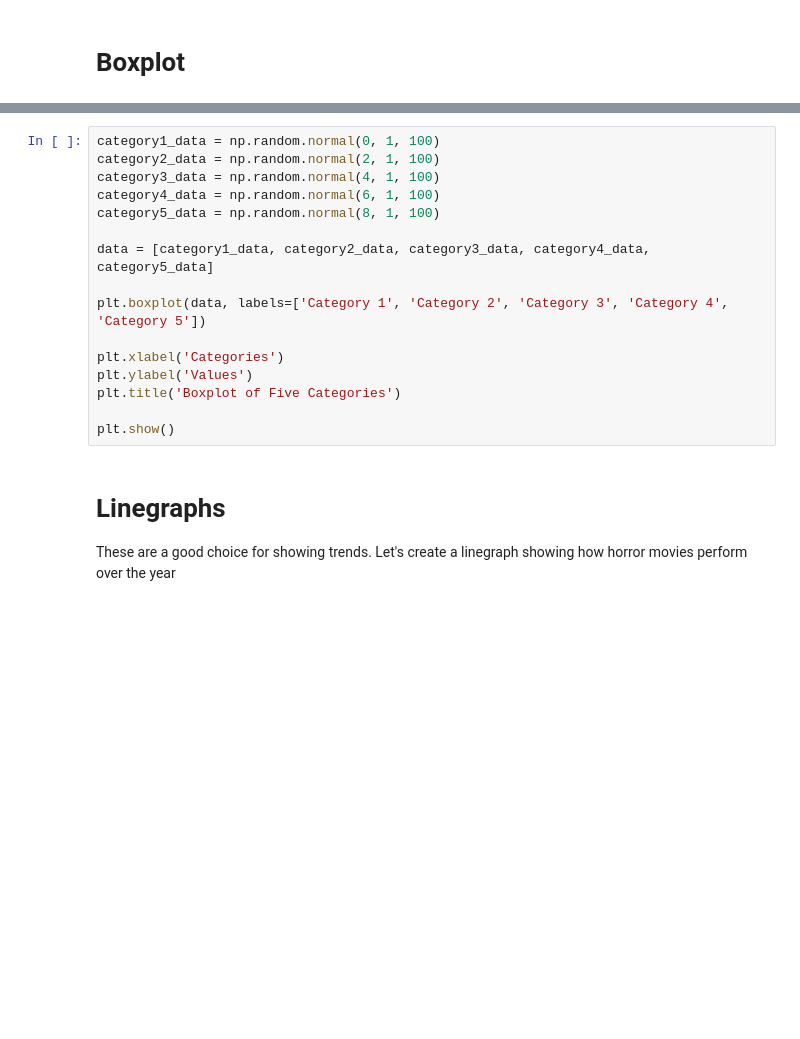
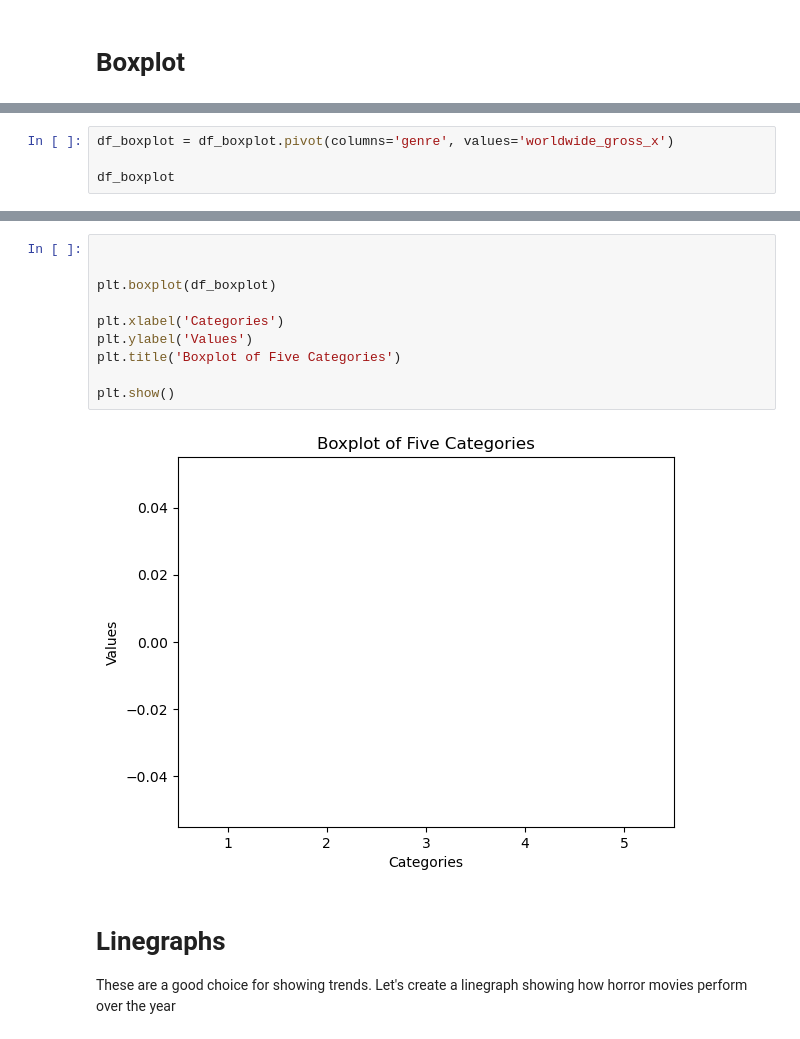
Before and after one commit to SSGrasland/DSStudyGroup, a Jupyter notebook: DSViz.ipynb, the cells around one changed output, grey strips where cells are left out. Cells and saved outputs as stored; diff of their text form; blank space fills up the shorter version.

```diff
--- a/DSViz.ipynb
+++ b/DSViz.ipynb
@@ -89,0 +206,4 @@ df_boxplot
+# %%
+df_boxplot = df_boxplot.pivot(columns='genre', values='worldwide_gross_x')
+
+df_boxplot
@@ -90,19 +224,15 @@ df_boxplot
 # %%
-category1_data = np.random.normal(0, 1, 100)
-category2_data = np.random.normal(2, 1, 100)
-category3_data = np.random.normal(4, 1, 100)
-category4_data = np.random.normal(6, 1, 100)
-category5_data = np.random.normal(8, 1, 100)
 
-data = [category1_data, category2_data, category3_data, category4_data, category5_data]
 
-plt.boxplot(data, labels=['Category 1', 'Category 2', 'Category 3', 'Category 4', 'Category 5'])
+plt.boxplot(df_boxplot)
 
 plt.xlabel('Categories')
 plt.ylabel('Values')
 plt.title('Boxplot of Five Categories')
 
 plt.show()
+# %% [output]
+[figure, added]
 # %% [markdown]
 # Linegraphs
 These are a good choice for showing trends. Let's create a linegraph showing how horror movies perform over the year
```
Also changed, not shown: parts of 16 cells of this notebook.
